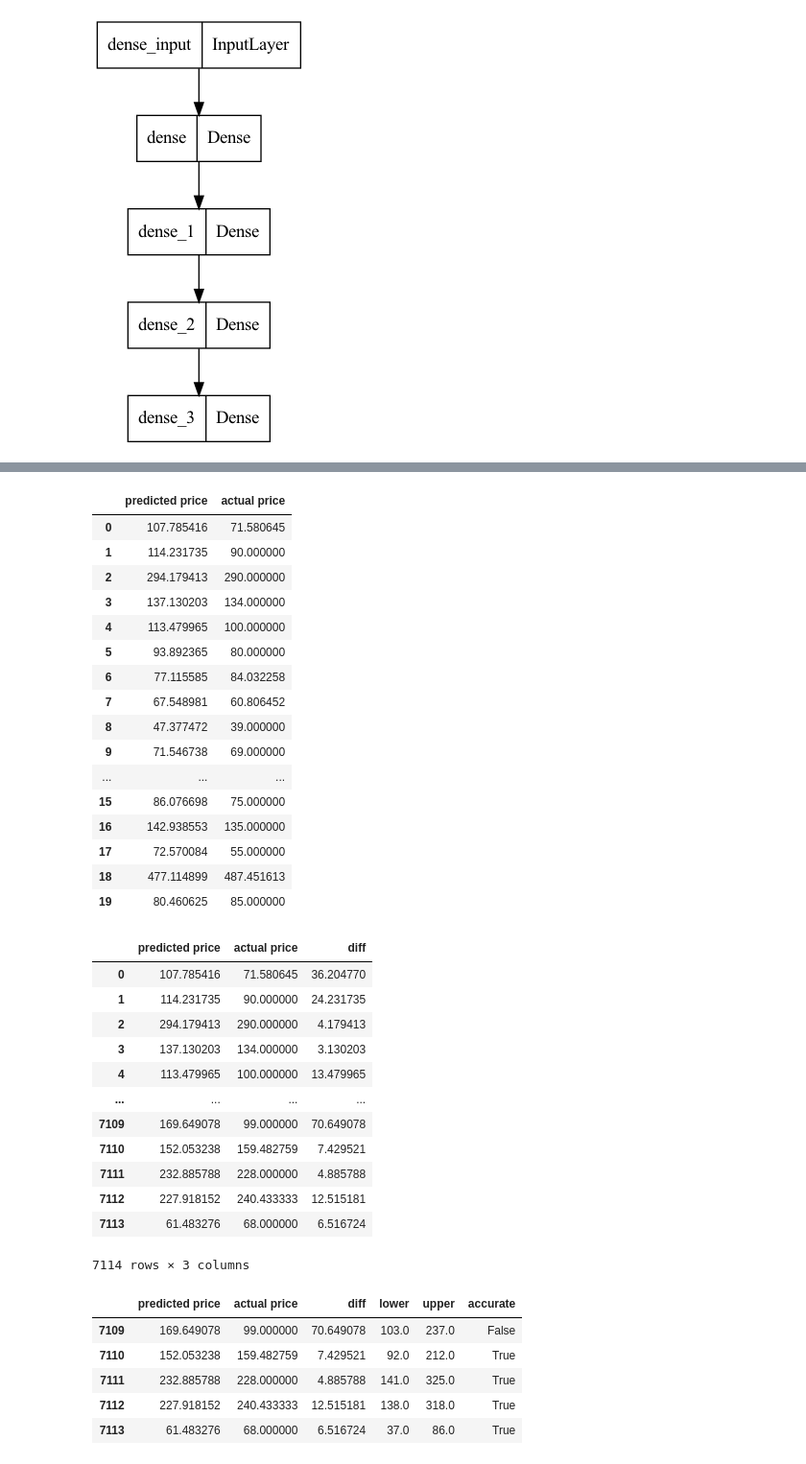
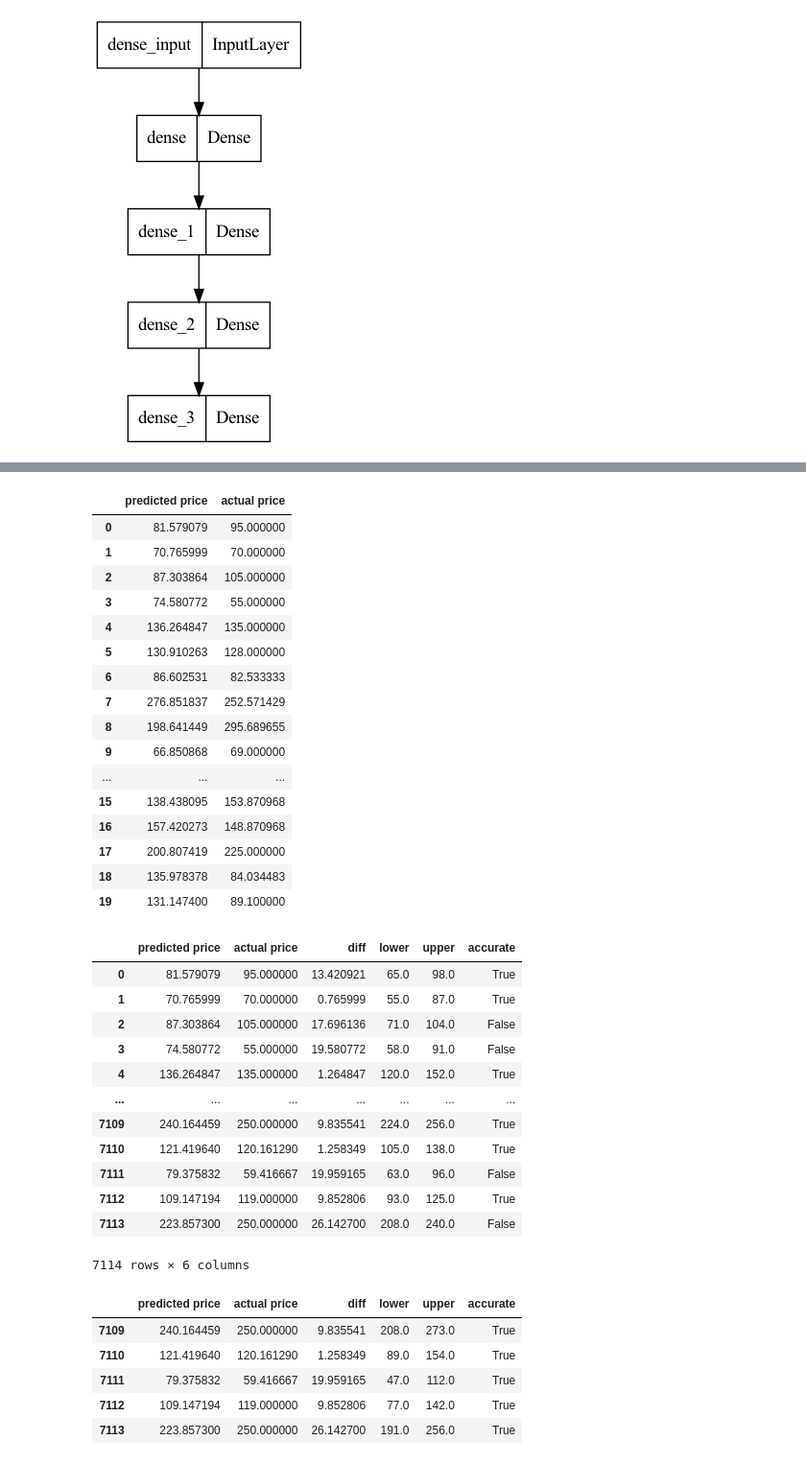
Before and after one commit to emilyporter920/seattle_airbnb, a Jupyter notebook: Final Model.ipynb, the cells around one changed output, grey strips where cells are left out. Shown at 96% size. Cells and saved outputs as stored; diff of their text form; code cells hidden in the pictures.

```diff
--- a/Final Model.ipynb
+++ b/Final Model.ipynb
@@ -170,3 +183,5 @@ df['accommodates']=df['accommodates'].apply(np.log10)
+# %%
+df.beds = df.beds.apply(lambda x: pow(x,2))
 # %%
 enc = OneHotEncoder(sparse=False)
 encode_df = pd.DataFrame(enc.fit_transform(df[['city','zipcode','month']]))
@@ -242,7 +257,7 @@ input_dim = X.shape[1]
 model = Sequential([
     Dense(200, input_dim = input_dim, activation='relu'),
     Dense(100, activation='relu'),
-    Dense(100, activation='relu'),
+    Dense(50, activation='relu'),
 #     Dense(50, activation='relu'),
     Dense(1)
 ])
@@ -275,5 +290,5 @@ tf.keras.utils.plot_model(model)
 # %%
 model.compile(optimizer='adam',loss='mse')
 # %%
-history = model.fit(X_train_scaled, y_train, epochs=400)
+history = model.fit(X_train_scaled, y_train, epochs=500, validation_data=(X_test_scaled, y_test))
 # %% [output]
@@ -367,54 +385,55 @@ results_df['actual price'] = y_test.values
 results_df.head(20)
 # %% [output]
 |  | predicted price | actual price |
-| 0 | 107.785416 | 71.580645 |
-| 1 | 114.231735 | 90.000000 |
-| 2 | 294.179413 | 290.000000 |
-| 3 | 137.130203 | 134.000000 |
-| 4 | 113.479965 | 100.000000 |
-| 5 | 93.892365 | 80.000000 |
-| 6 | 77.115585 | 84.032258 |
-| 7 | 67.548981 | 60.806452 |
-| 8 | 47.377472 | 39.000000 |
-| 9 | 71.546738 | 69.000000 |
+| 0 | 81.579079 | 95.000000 |
+| 1 | 70.765999 | 70.000000 |
+| 2 | 87.303864 | 105.000000 |
+| 3 | 74.580772 | 55.000000 |
+| 4 | 136.264847 | 135.000000 |
+| 5 | 130.910263 | 128.000000 |
+| 6 | 86.602531 | 82.533333 |
+| 7 | 276.851837 | 252.571429 |
+| 8 | 198.641449 | 295.689655 |
+| 9 | 66.850868 | 69.000000 |
 | ... | ... | ... |
-| 15 | 86.076698 | 75.000000 |
-| 16 | 142.938553 | 135.000000 |
-| 17 | 72.570084 | 55.000000 |
-| 18 | 477.114899 | 487.451613 |
-| 19 | 80.460625 | 85.000000 |
+| 15 | 138.438095 | 153.870968 |
+| 16 | 157.420273 | 148.870968 |
+| 17 | 200.807419 | 225.000000 |
+| 18 | 135.978378 | 84.034483 |
+| 19 | 131.147400 | 89.100000 |
 # %%
 results_df['diff'] = abs(results_df['predicted price'] - results_df['actual price'])
 results_df
 # %% [output]
-|  | predicted price | actual price | diff |
-| 0 | 107.785416 | 71.580645 | 36.204770 |
-| 1 | 114.231735 | 90.000000 | 24.231735 |
-| 2 | 294.179413 | 290.000000 | 4.179413 |
-| 3 | 137.130203 | 134.000000 | 3.130203 |
-| 4 | 113.479965 | 100.000000 | 13.479965 |
-| ... | ... | ... | ... |
-| 7109 | 169.649078 | 99.000000 | 70.649078 |
-| 7110 | 152.053238 | 159.482759 | 7.429521 |
-| 7111 | 232.885788 | 228.000000 | 4.885788 |
-| 7112 | 227.918152 | 240.433333 | 12.515181 |
-| 7113 | 61.483276 | 68.000000 | 6.516724 |
+|  | predicted price | actual price | diff | lower | upper | accurate |
+| 0 | 81.579079 | 95.000000 | 13.420921 | 65.0 | 98.0 | True |
+| 1 | 70.765999 | 70.000000 | 0.765999 | 55.0 | 87.0 | True |
+| 2 | 87.303864 | 105.000000 | 17.696136 | 71.0 | 104.0 | False |
+| 3 | 74.580772 | 55.000000 | 19.580772 | 58.0 | 91.0 | False |
+| 4 | 136.264847 | 135.000000 | 1.264847 | 120.0 | 152.0 | True |
+| ... | ... | ... | ... | ... | ... | ... |
+| 7109 | 240.164459 | 250.000000 | 9.835541 | 224.0 | 256.0 | True |
+| 7110 | 121.419640 | 120.161290 | 1.258349 | 105.0 | 138.0 | True |
+| 7111 | 79.375832 | 59.416667 | 19.959165 | 63.0 | 96.0 | False |
+| 7112 | 109.147194 | 119.000000 | 9.852806 | 93.0 | 125.0 | True |
+| 7113 | 223.857300 | 250.000000 | 26.142700 | 208.0 | 240.0 | False |
-7114 rows × 3 columns
+7114 rows × 6 columns
 # %%
 diffs = results_df['diff'].sum() / results_df.shape[0]
-results_df['lower'] = round(results_df['predicted price'] - results_df['predicted price']*0.025*diffs)
-results_df['upper'] = round(results_df['predicted price'] + results_df['predicted price']*0.025*diffs)
+results_df['lower'] = round(results_df['predicted price'] - 2*diffs)
+results_df['upper'] = round(results_df['predicted price'] + 2*diffs)
 
+results_df.loc[results_df['lower'] < 20, 'lower'] = 20
 
 results_df['accurate'] = (results_df['lower'] <= results_df['actual price']) & (results_df['actual price'] <= results_df['upper'])
 results_df.tail()
 # %% [output]
 |  | predicted price | actual price | diff | lower | upper | accurate |
-| 7109 | 169.649078 | 99.000000 | 70.649078 | 103.0 | 237.0 | False |
-| 7110 | 152.053238 | 159.482759 | 7.429521 | 92.0 | 212.0 | True |
-| 7111 | 232.885788 | 228.000000 | 4.885788 | 141.0 | 325.0 | True |
-| 7112 | 227.918152 | 240.433333 | 12.515181 | 138.0 | 318.0 | True |
-| 7113 | 61.483276 | 68.000000 | 6.516724 | 37.0 | 86.0 | True |
+| 7109 | 240.164459 | 250.000000 | 9.835541 | 208.0 | 273.0 | True |
+| 7110 | 121.419640 | 120.161290 | 1.258349 | 89.0 | 154.0 | True |
+| 7111 | 79.375832 | 59.416667 | 19.959165 | 47.0 | 112.0 | True |
+| 7112 | 109.147194 | 119.000000 | 9.852806 | 77.0 | 142.0 | True |
+| 7113 | 223.857300 | 250.000000 | 26.142700 | 191.0 | 256.0 | True |
 # %%
 results_df.head(20)
 # %% [output]
```
Also changed, not shown: parts of 18 cells of this notebook.
